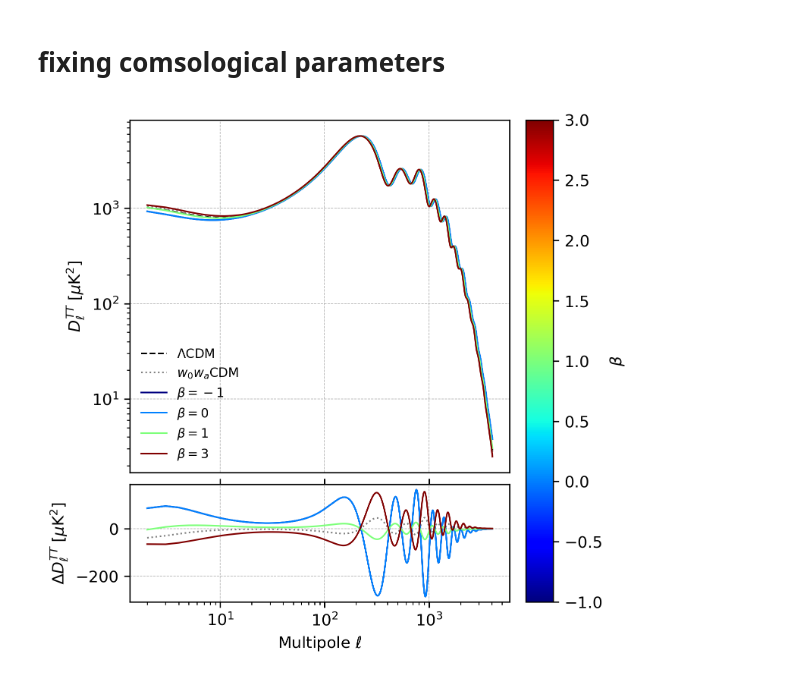
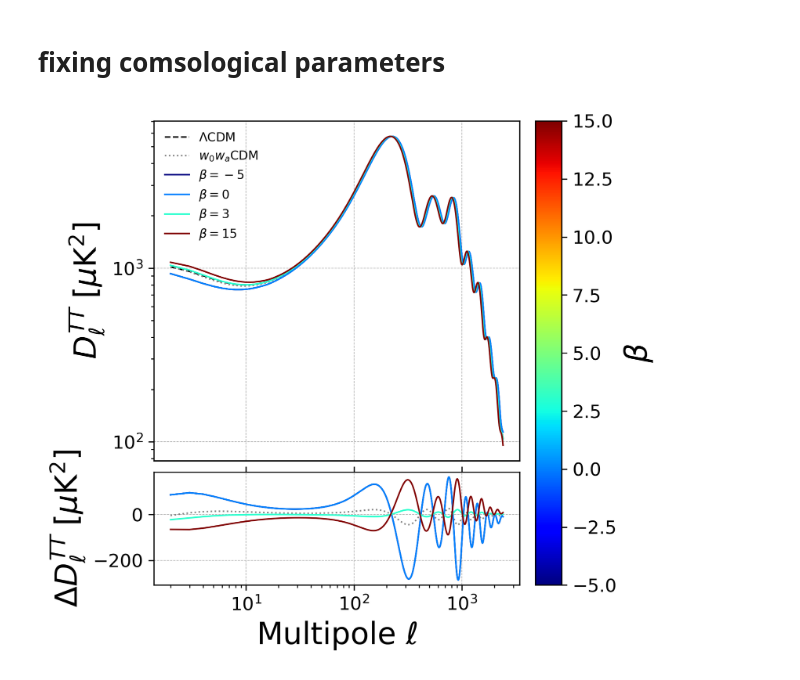
Before and after one commit to dlehdgk/CAMB_DE_beta, a Jupyter notebook: beta_test.ipynb, the cells around one changed output. Saved outputs shown, nothing was run; the diff lists cells and outputs as text; code cells hidden in the pictures.

Commit message:
changed the plot for power spectra

```diff
--- a/beta_test.ipynb
+++ b/beta_test.ipynb
@@ -8,6 +8,10 @@ import matplotlib as mpl
 import numpy as np
 
 mpl.rcParams["figure.dpi"] = 300
+mpl.rc('axes', titlesize=16, labelsize=20)
+mpl.rc('legend', fontsize=16)
+mpl.rc('xtick', labelsize=12)
+mpl.rc('ytick', labelsize=12)
 # %% [markdown]
 # fixing comsological parameters
 # %%
@@ -22,7 +26,6 @@ params = camb.set_params(
     w = -1,
     wa=0,
     halofit_version='mead',
-    lmax=4000,
 )
 # %%
 lcdm_results = camb.get_results(params)
@@ -31,7 +34,7 @@ lcdmTT = lcdm_cl[:, 0]
 lcdmEE = lcdm_cl[:, 1]
 ell = np.arange(lcdmTT.shape[0])
 # %%
-params.set_dark_energy(w=-0.8, wa=-0.57, beta_DE=1, dark_energy_model='ppf')
+params.set_dark_energy(w=-0.8, wa=-1, beta_DE=1, dark_energy_model='ppf')
 w0wa_results = camb.get_results(params)
 w0wa_cl = w0wa_results.get_lensed_scalar_cls(CMB_unit="muK")
 w0waTT = w0wa_cl[:, 0]
@@ -49,7 +52,7 @@ log_cl = lin_results.get_lensed_scalar_cls(CMB_unit="muK")
 logTT = log_cl[:,0]
 logEE = log_cl[:,1]
 # %%
-params.set_dark_energy(w=-0.8, wa=-1, beta_DE=1, dark_energy_model='ppf')
+params.set_dark_energy(w=-0.8, wa=-1, beta_DE=3, dark_energy_model='ppf')
 cpl_results = camb.get_results(params)
 cpl_cl = cpl_results.get_lensed_scalar_cls(CMB_unit="muK")
 cplTT = cpl_cl[:,0]
@@ -62,7 +65,7 @@ fitTT = fit_cl[:,0]
 fitEE = fit_cl[:,1]
 # %%
 # --- β values and the corresponding spectra ---------------------------
-betas      = [-1, 0, 1, 3]           # ↑ ordered so the colour scale is monotonic
+betas      = [-5, 0, 3, 15]           # ↑ ordered so the colour scale is monotonic
 spectraTT  = [linTT, logTT, cplTT, fitTT]
 
 # --- colour map --------------------------------------------------------
@@ -91,34 +94,34 @@ for β, spec, col in zip(betas, spectraTT, colours):
     ax0.plot(ell[2:], spec[2:], lw=1, color=col, label=rf'$\beta={β}$')
 
 ax0.set_ylabel(r'$D_{\ell}^{TT}\;[\mu\mathrm{K}^2]$')
 ax0.grid(ls='--', lw=0.4)
 ax0.set_yscale('log')
 ax0.legend(fontsize=8, frameon=False)
 
 # suppress all x tick labels & tick-marks on the top panel
 ax0.tick_params(axis='x', which='both', length=0, labelbottom=False)
 
 # --- (2) residuals -----------------------------------------------------
 ax1.set_xscale('log')
 ax1.plot(ell[2:], lcdmTT[2:] - w0waTT[2:], lw=1, ls=':', color='grey')
 for β, spec, col in zip(betas, spectraTT, colours):
     ax1.plot(ell[2:], lcdmTT[2:] - spec[2:], lw=1, color=col)
 
 ax1.set_ylabel(r'$\Delta D_{\ell}^{TT}\;[\mu\mathrm{K}^2]$')
 ax1.set_xlabel(r'Multipole $\ell$')
 ax1.grid(ls='--', lw=0.4)
 ax1.xaxis.set_tick_params(top=True)
 
 # --- colour-bar --------------------------------------------------------
 sm = mpl.cm.ScalarMappable(norm=norm, cmap=cmap)
 sm.set_array([])                         # < MPL 3.8 compat
 cb = fig.colorbar(sm, cax=cax)
 cb.set_label(r'$\beta$')
 
 #plt.tight_layout()
 plt.show()
 # %% [output]
-[figure, old version]
+[figure, new version]
 # %%
 # --- β values and the corresponding spectra ---------------------------
 spectraEE  = [linEE, logEE, cplEE, fitEE]
```
Also changed, not shown: parts of 2 cells of this notebook.
